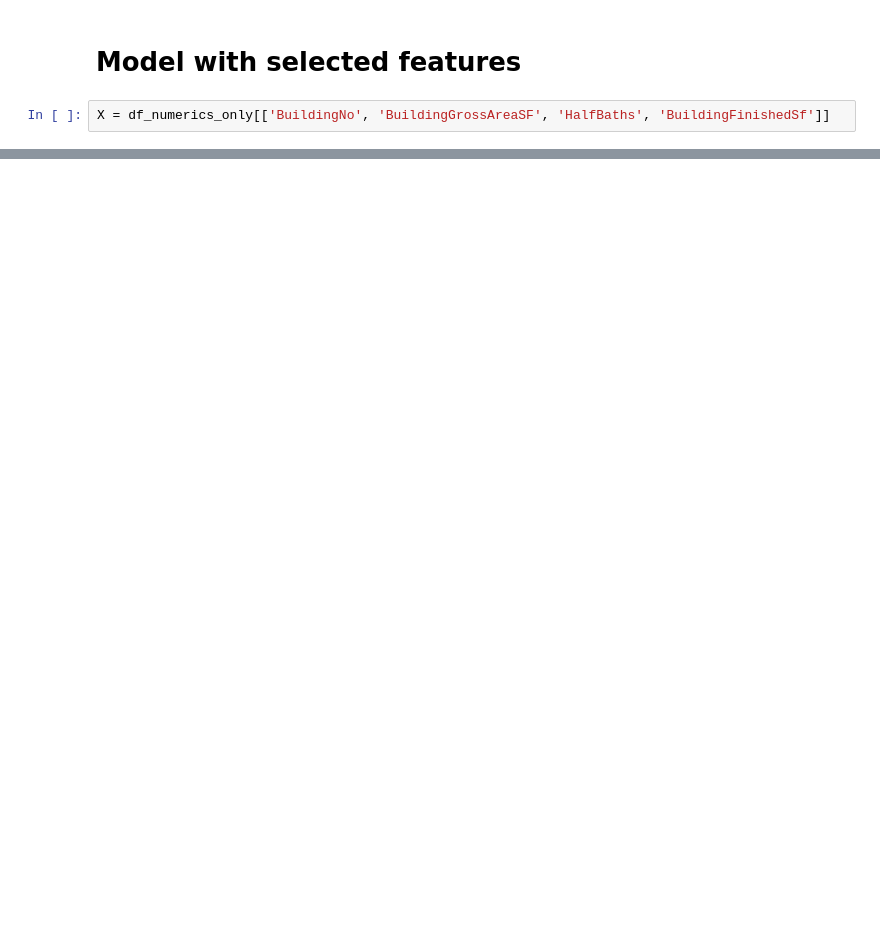
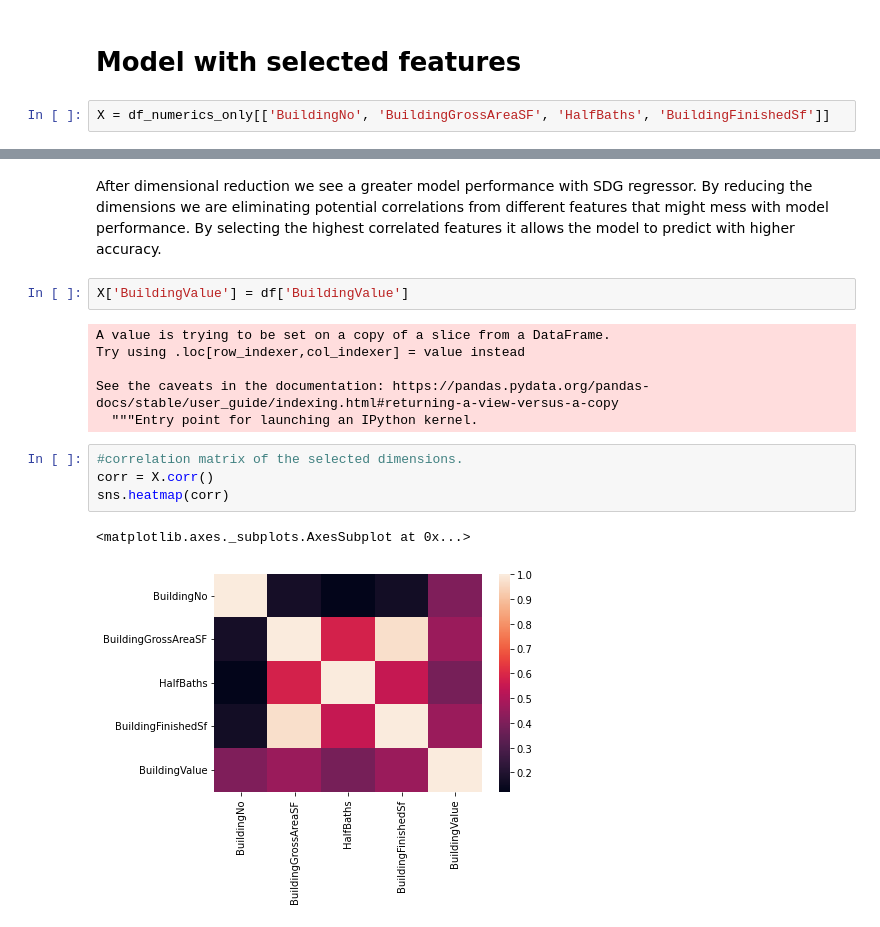
Before and after one commit to samp3209/MachineLearning, a Jupyter notebook: MLFinalProject.ipynb, the cells around one changed output, grey strips where cells are left out. Drawn from its saved outputs; the diff is of its cells as text; blank space fills up the shorter version.

```diff
--- a/MLFinalProject.ipynb
+++ b/MLFinalProject.ipynb
@@ -460,0 +440,17 @@ predicted was: [-6.34387365e+16 -2.26681690e+17 -1.22642939e+17 ... -7.17107935e
+# %% [markdown]
+After dimensional reduction we see a greater model performance with SDG regressor. By reducing the dimensions we are eliminating potential correlations from different features that might mess with model performance. By selecting the highest correlated features it allows the model to predict with higher accuracy.
+# %%
+X['BuildingValue'] = df['BuildingValue']
+# %% [output]
+A value is trying to be set on a copy of a slice from a DataFrame.
+Try using .loc[row_indexer,col_indexer] = value instead
+
+See the caveats in the documentation: https://pandas.pydata.org/pandas-docs/stable/user_guide/indexing.html#returning-a-view-versus-a-copy
+  """Entry point for launching an IPython kernel.
+# %%
+#correlation matrix of the selected dimensions.
+corr = X.corr()
+sns.heatmap(corr)
+# %% [output]
+<matplotlib.axes._subplots.AxesSubplot at 0x...>
+[figure, added]
```
Also changed, not shown: parts of 22 cells of this notebook.
